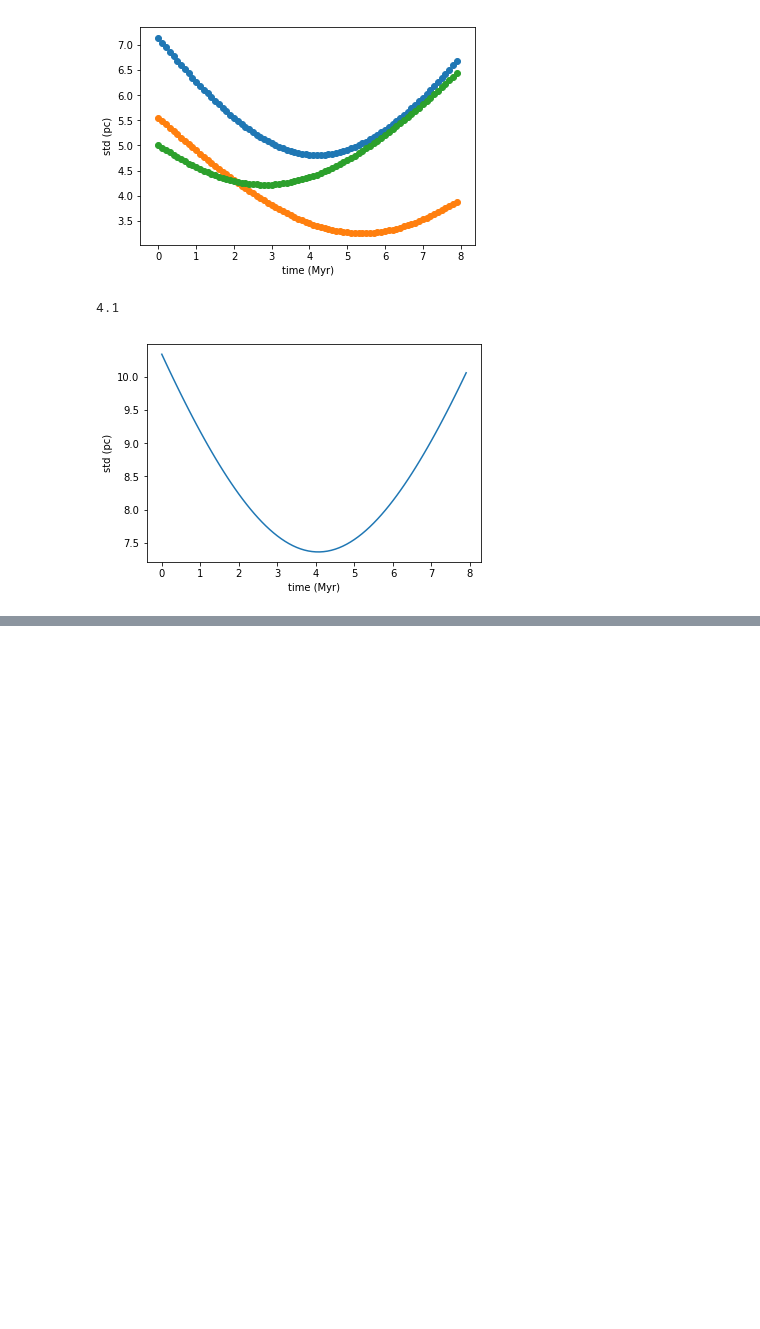
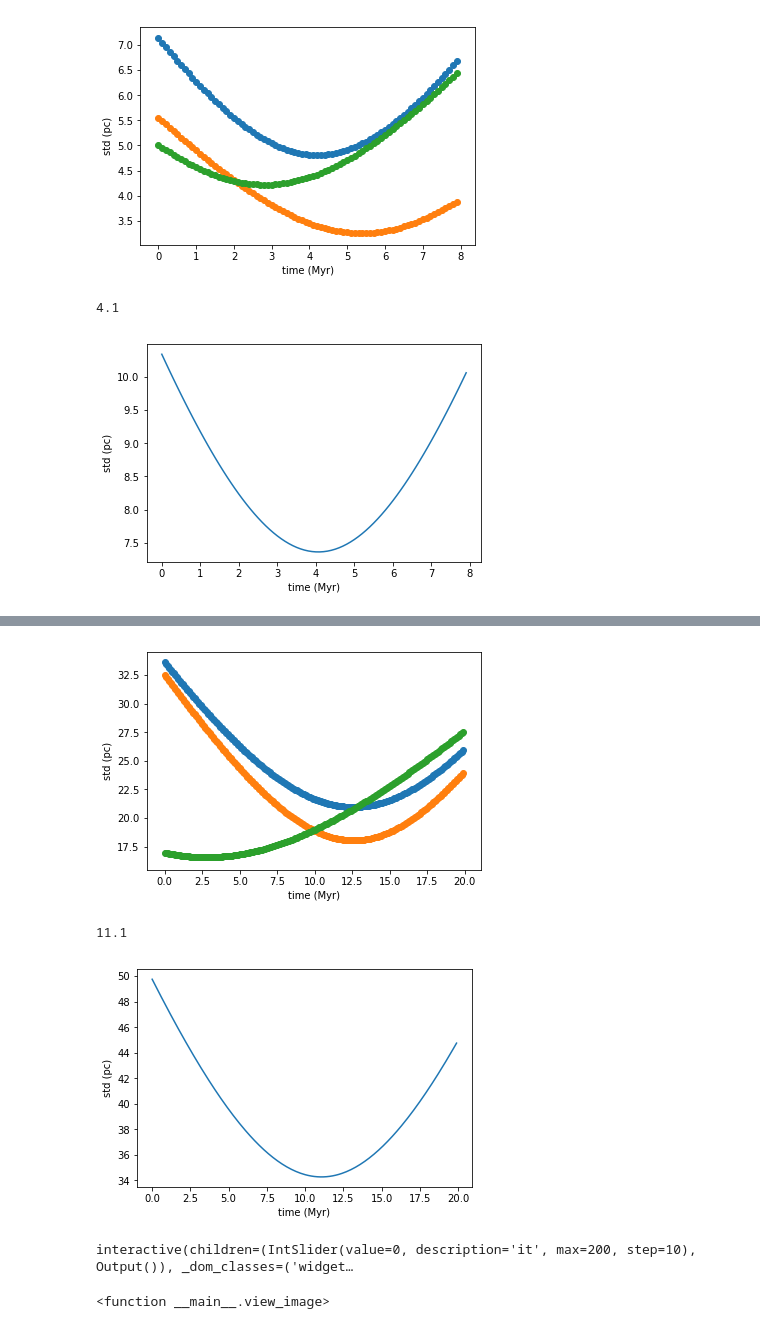
Before and after one commit to saint-germain/gaia, a Jupyter notebook: moving_group_ages.ipynb, the cells around one changed output, grey strips where cells are left out. Saved outputs shown, nothing was run; the diff lists cells and outputs as text; code cells hidden in the pictures; blank space fills up the shorter version.

```diff
--- a/moving_group_ages.ipynb
+++ b/moving_group_ages.ipynb
@@ -326,0 +436,20 @@ for i in range(100):
+# %%
+for i in range(3):
+    plt.scatter(time,devl[:,i])
+plt.xlabel("time (Myr)")
+plt.ylabel("std (pc)")
+plt.show()
+plt.plot(time,np.linalg.norm(devl,axis=1))
+print(time[np.argmin(np.linalg.norm(devl,axis=1))])
+plt.xlabel("time (Myr)")
+plt.ylabel("std (pc)")
+plt.show()
+# %% [output]
+[figure, added]
+11.1
+[figure, added]
+# %%
+widgets.interact(view_image,it=widgets.IntSlider(min=0, max=200, step=10))
+# %% [output]
+interactive(children=(IntSlider(value=0, description='it', max=200, step=10), Output()), _dom_classes=('widget…
+<function __main__.view_image>
```
Also changed, not shown: parts of 4 cells of this notebook, 1 other file.
